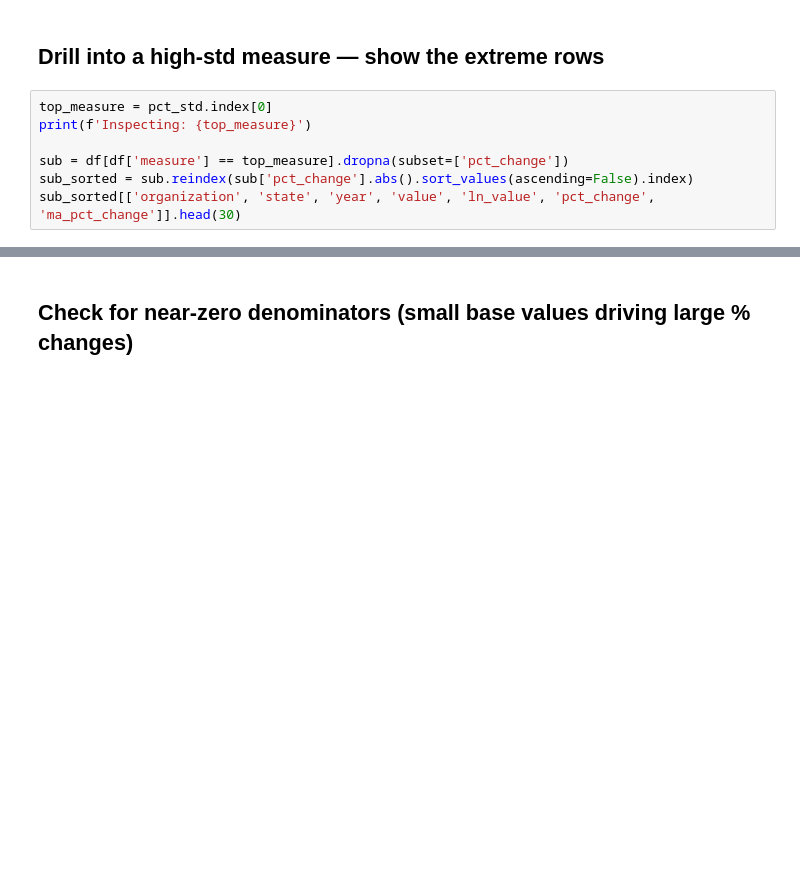
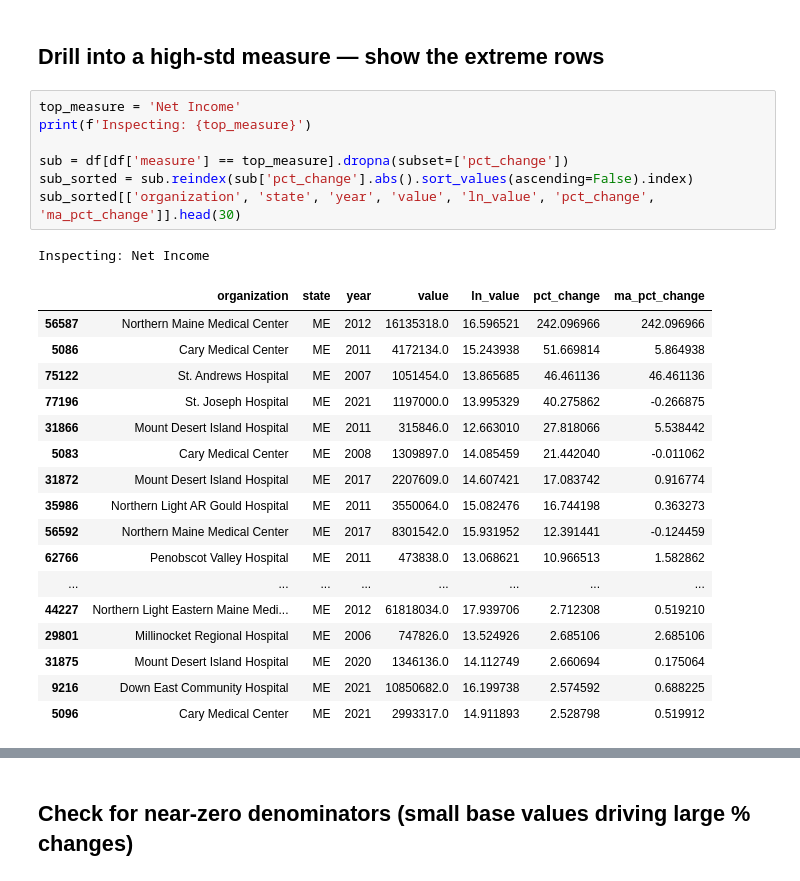
Before and after one commit to bsawyerg15/maine-hospital-fin-health, a Jupyter notebook: notebooks/explore_change_ds.ipynb, the cells around one changed output, grey strips where cells are left out. Saved outputs shown, nothing was run; the diff lists cells and outputs as text; blank space fills up the shorter version.

```diff
--- a/notebooks/explore_change_ds.ipynb
+++ b/notebooks/explore_change_ds.ipynb
@@ -50,9 +100,28 @@ pct_std.head(20)
 # %% [markdown]
 ## Drill into a high-std measure — show the extreme rows
 # %%
-top_measure = pct_std.index[0]
+top_measure = 'Net Income'
 print(f'Inspecting: {top_measure}')
 
 sub = df[df['measure'] == top_measure].dropna(subset=['pct_change'])
 sub_sorted = sub.reindex(sub['pct_change'].abs().sort_values(ascending=False).index)
 sub_sorted[['organization', 'state', 'year', 'value', 'ln_value', 'pct_change', 'ma_pct_change']].head(30)
+# %% [output]
+Inspecting: Net Income
+|  | organization | state | year | value | ln_value | pct_change | ma_pct_change |
+| 56587 | Northern Maine Medical Center | ME | 2012 | 16135318.0 | 16.596521 | 242.096966 | 242.096966 |
+| 5086 | Cary Medical Center | ME | 2011 | 4172134.0 | 15.243938 | 51.669814 | 5.864938 |
+| 75122 | St. Andrews Hospital | ME | 2007 | 1051454.0 | 13.865685 | 46.461136 | 46.461136 |
+| 77196 | St. Joseph Hospital | ME | 2021 | 1197000.0 | 13.995329 | 40.275862 | -0.266875 |
+| 31866 | Mount Desert Island Hospital | ME | 2011 | 315846.0 | 12.663010 | 27.818066 | 5.538442 |
+| 5083 | Cary Medical Center | ME | 2008 | 1309897.0 | 14.085459 | 21.442040 | -0.011062 |
+| 31872 | Mount Desert Island Hospital | ME | 2017 | 2207609.0 | 14.607421 | 17.083742 | 0.916774 |
+| 35986 | Northern Light AR Gould Hospital | ME | 2011 | 3550064.0 | 15.082476 | 16.744198 | 0.363273 |
+| 56592 | Northern Maine Medical Center | ME | 2017 | 8301542.0 | 15.931952 | 12.391441 | -0.124459 |
+| 62766 | Penobscot Valley Hospital | ME | 2011 | 473838.0 | 13.068621 | 10.966513 | 1.582862 |
+| ... | ... | ... | ... | ... | ... | ... | ... |
+| 44227 | Northern Light Eastern Maine Medi... | ME | 2012 | 61818034.0 | 17.939706 | 2.712308 | 0.519210 |
+| 29801 | Millinocket Regional Hospital | ME | 2006 | 747826.0 | 13.524926 | 2.685106 | 2.685106 |
+| 31875 | Mount Desert Island Hospital | ME | 2020 | 1346136.0 | 14.112749 | 2.660694 | 0.175064 |
+| 9216 | Down East Community Hospital | ME | 2021 | 10850682.0 | 16.199738 | 2.574592 | 0.688225 |
+| 5096 | Cary Medical Center | ME | 2021 | 2993317.0 | 14.911893 | 2.528798 | 0.519912 |
```
Also changed, not shown: parts of 7 cells of this notebook, 4 other files.
